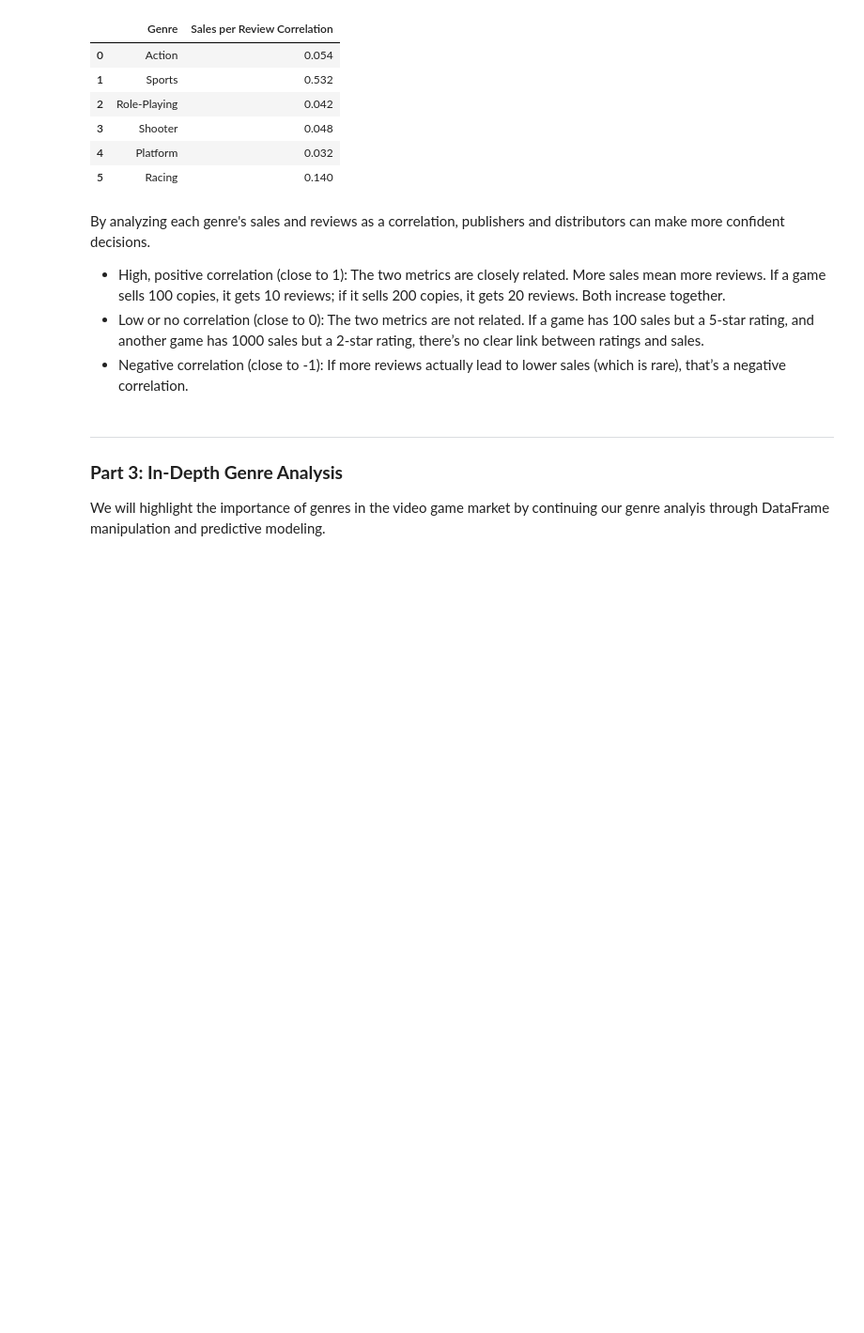
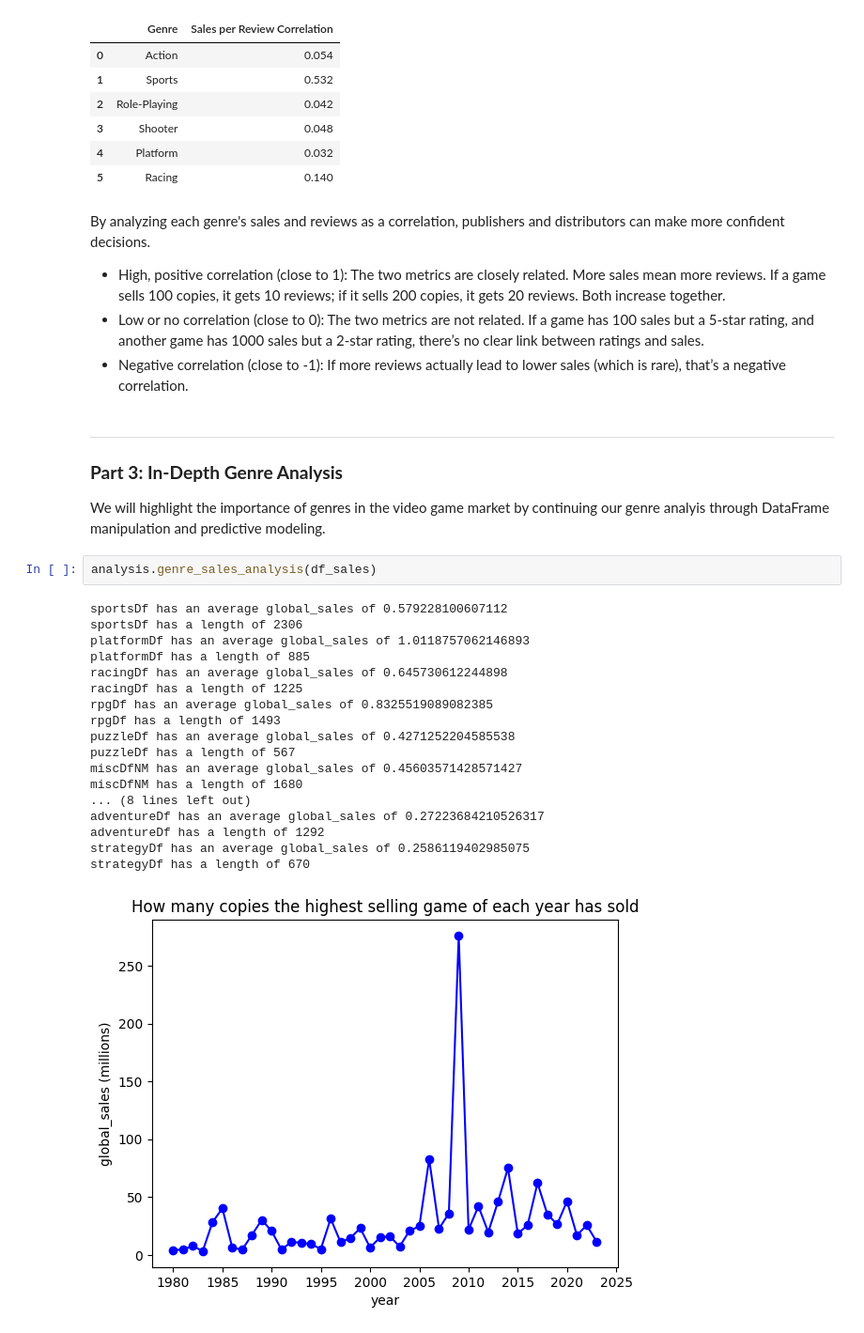
Before and after one commit to AbhijayUpadhyay/videogame-sales-analysis, a Jupyter notebook: main.ipynb, the cells around one changed output. Shown at 94% size. Cells and saved outputs as stored; diff of their text form; blank space fills up the shorter version.

```diff
--- a/main.ipynb
+++ b/main.ipynb
@@ -204,3 +207,24 @@ By analyzing each genre's sales and reviews as a correlation, publishers and dis
 ### **Part 3: In-Depth Genre Analysis**
 
 We will highlight the importance of genres in the video game market by continuing our genre analyis through DataFrame manipulation and predictive modeling.
+# %%
+analysis.genre_sales_analysis(df_sales)
+# %% [output]
+sportsDf has an average global_sales of 0.579228100607112
+sportsDf has a length of 2306
+platformDf has an average global_sales of 1.0118757062146893
+platformDf has a length of 885
+racingDf has an average global_sales of 0.645730612244898
+racingDf has a length of 1225
+rpgDf has an average global_sales of 0.8325519089082385
+rpgDf has a length of 1493
+puzzleDf has an average global_sales of 0.4271252204585538
+puzzleDf has a length of 567
+miscDfNM has an average global_sales of 0.45603571428571427
+miscDfNM has a length of 1680
+... (8 lines left out)
+adventureDf has an average global_sales of 0.27223684210526317
+adventureDf has a length of 1292
+strategyDf has an average global_sales of 0.2586119402985075
+strategyDf has a length of 670
+[figure, added]
```
Also changed, not shown: parts of 15 cells of this notebook, 2 other files.
